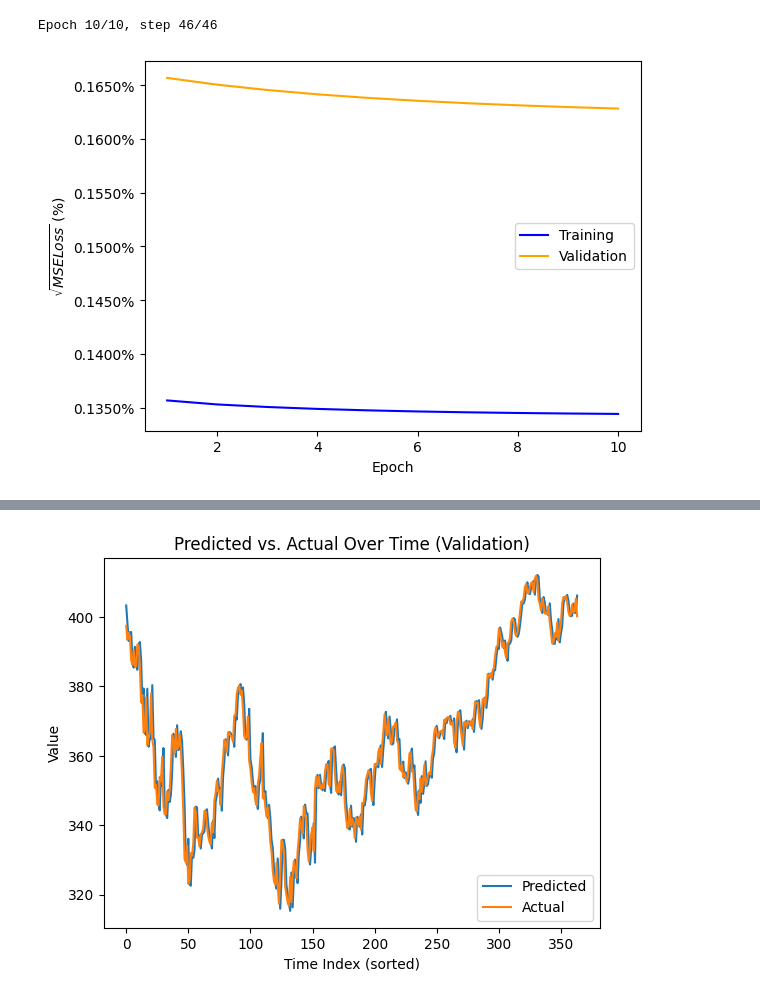
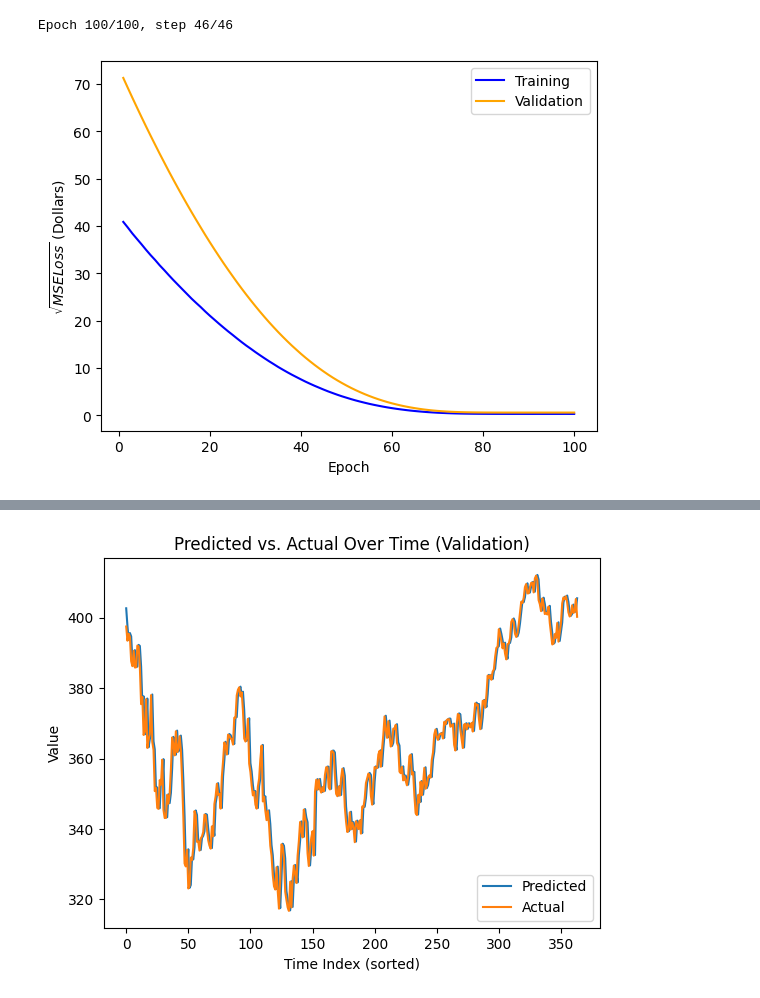
Before and after one commit to adamcataldo/letsbuildmodels, a Jupyter notebook: notebooks/stock_forecasting/market_forecasts.ipynb, the cells around one changed output, grey strips where cells are left out. Drawn from its saved outputs; the diff is of its cells as text; code cells hidden in the pictures.

Commit message:
A bunch of models added

```diff
--- a/notebooks/stock_forecasting/market_forecasts.ipynb
+++ b/notebooks/stock_forecasting/market_forecasts.ipynb
@@ -19,7 +68,6 @@ YF.download() has changed argument auto_adjust default to True
 # %%
 from torch.optim import Adam
 from torch.nn import MSELoss
-from lbm.workflow import train_and_validate
 from lbm.workflow.price_forecasts import directional_accuracy, return_error
 from lbm.devices import get_device
 import numpy as np
@@ -31,11 +79,11 @@ warnings.simplefilter('error')
 
 device = get_device()
 
-def validate_model(model, preprocessor, epochs=50):
+def validate_model(model, preprocessor, epochs=50, weight_decay=0.0):
     train_loader, val_loader, _ = preprocessor.get_loaders()
-    optimizer = Adam(model.parameters())
+    optimizer = Adam(model.parameters(), weight_decay=weight_decay)
     loss_fn = MSELoss()
-    train_losses, val_losses = train_and_validate(model, train_loader,
+    train_losses, val_losses, accuracy = train_and_validate(model, train_loader,
                                                   val_loader, optimizer,
                                                   loss_fn, epochs=epochs,
                                                   device=device)
@@ -49,6 +97,8 @@ def validate_model(model, preprocessor, epochs=50):
     plt.show()
     # Switch the model to evaluation mode
     model.eval()
+    print(f"Root MSE Final Validation Loss: {val_losses[-1].item():.2f}")
+    print(f"Validation Directional Accuracy: {accuracy.item() * 100:.2f}%")
 
     all_predictions = []
     all_targets = []
@@ -193,7 +181,7 @@ def validate_returns_model(model, preprocessor, epochs=50):
 # %%
 model = NoBiasLinearForecaster()
 
-validate_returns_model(model, retrurns_processor1, epochs=10)
+validate_model(model, processor1, epochs=100, weight_decay=0.01)
 # %% [output]
-Epoch 10/10, step 46/46
+Epoch 100/100, step 46/46
-[figure, old version]
+[figure, new version]
@@ -200 +190 @@ Epoch 10/10, step 46/46
-[figure, old version]
+[figure, new version]
```
Also changed, not shown: parts of 14 cells of this notebook.
